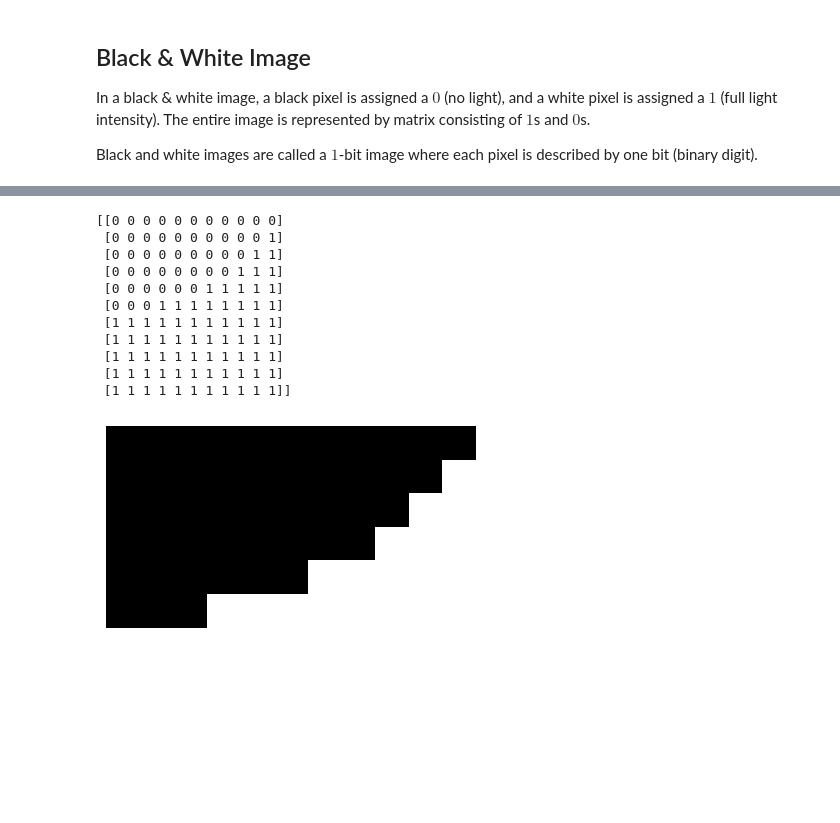
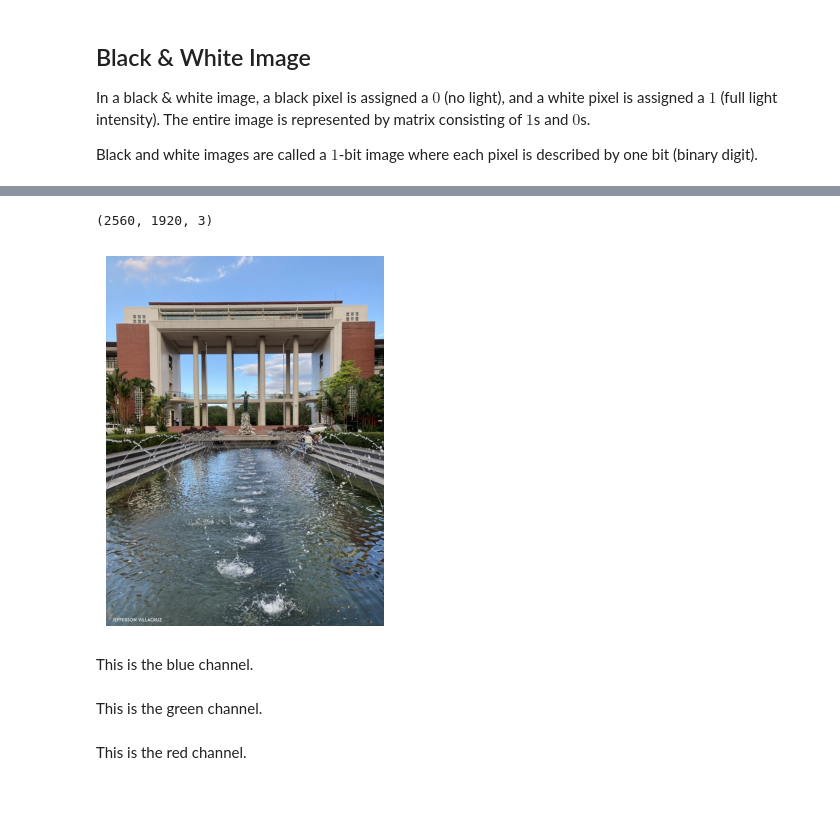
Before and after one commit to rhudaina/CENTREX-for-STEM-DepEd-QCSHS, a Jupyter notebook: Intro_to_Image_Processing.ipynb, the cells around one changed output, grey strips where cells are left out. Saved outputs shown, nothing was run; the diff lists cells and outputs as text; code cells hidden in the pictures; blank space fills up the shorter version.

```diff
--- a/Intro_to_Image_Processing.ipynb
+++ b/Intro_to_Image_Processing.ipynb
@@ -121,20 +120,22 @@ Image Resolution: (154, 120)
+# %%
+Img = cv.imread('UPD-OblationPlaza.jpg', cv.IMREAD_COLOR);  # OpenCV assumes images are in BGR channel order
+print(Img.shape)
+
+plt.imshow(cv.cvtColor(Img, cv.COLOR_BGR2RGB))
+plt.axis("off")
+plt.show()
+# %% [output]
+(2560, 1920, 3)
+[figure, added]
+# %% [markdown]
+This is the blue channel.
 # %%
-TopLeft = Img[5:16,5:16]
-print(TopLeft)
-plt.imshow(TopLeft,cmap='gray',interpolation='none')
-plt.grid()
+B = Img[:,:,0]
+print(B.shape)
+
+plt.imshow(B, cmap = 'Blues')
 plt.axis("off")
+plt.colorbar()
 plt.show()
-# %% [output]
-[[0 0 0 0 0 0 0 0 0 0 0]
- [0 0 0 0 0 0 0 0 0 0 1]
- [0 0 0 0 0 0 0 0 0 1 1]
- [0 0 0 0 0 0 0 0 1 1 1]
- [0 0 0 0 0 0 1 1 1 1 1]
- [0 0 0 1 1 1 1 1 1 1 1]
- [1 1 1 1 1 1 1 1 1 1 1]
- [1 1 1 1 1 1 1 1 1 1 1]
- [1 1 1 1 1 1 1 1 1 1 1]
- [1 1 1 1 1 1 1 1 1 1 1]
- [1 1 1 1 1 1 1 1 1 1 1]]
-[figure, removed]
+# %% [markdown]
+This is the green channel.
@@ -140,0 +150,2 @@ plt.show()
+# %% [markdown]
+This is the red channel.
```
Also changed, not shown: parts of 34 cells of this notebook.
